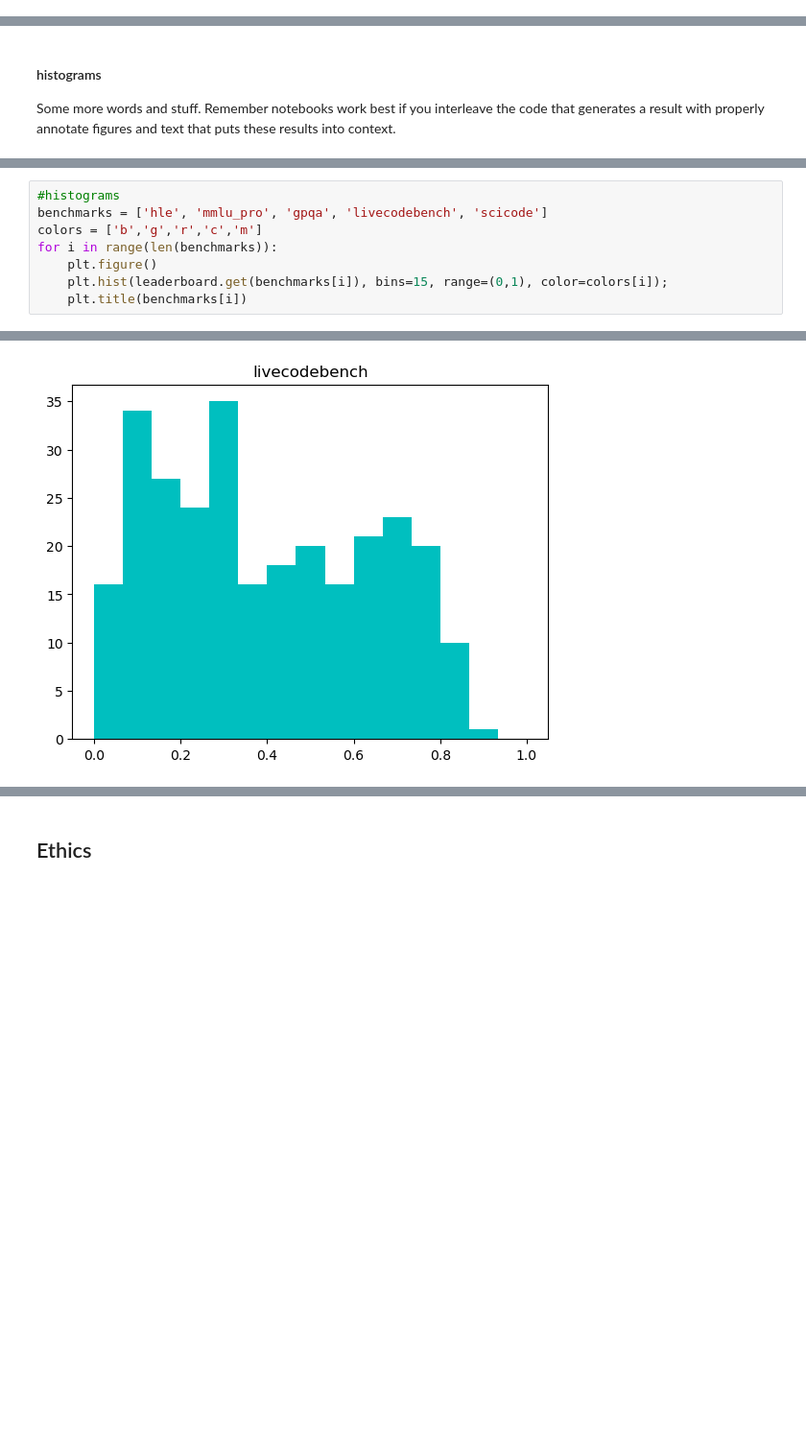
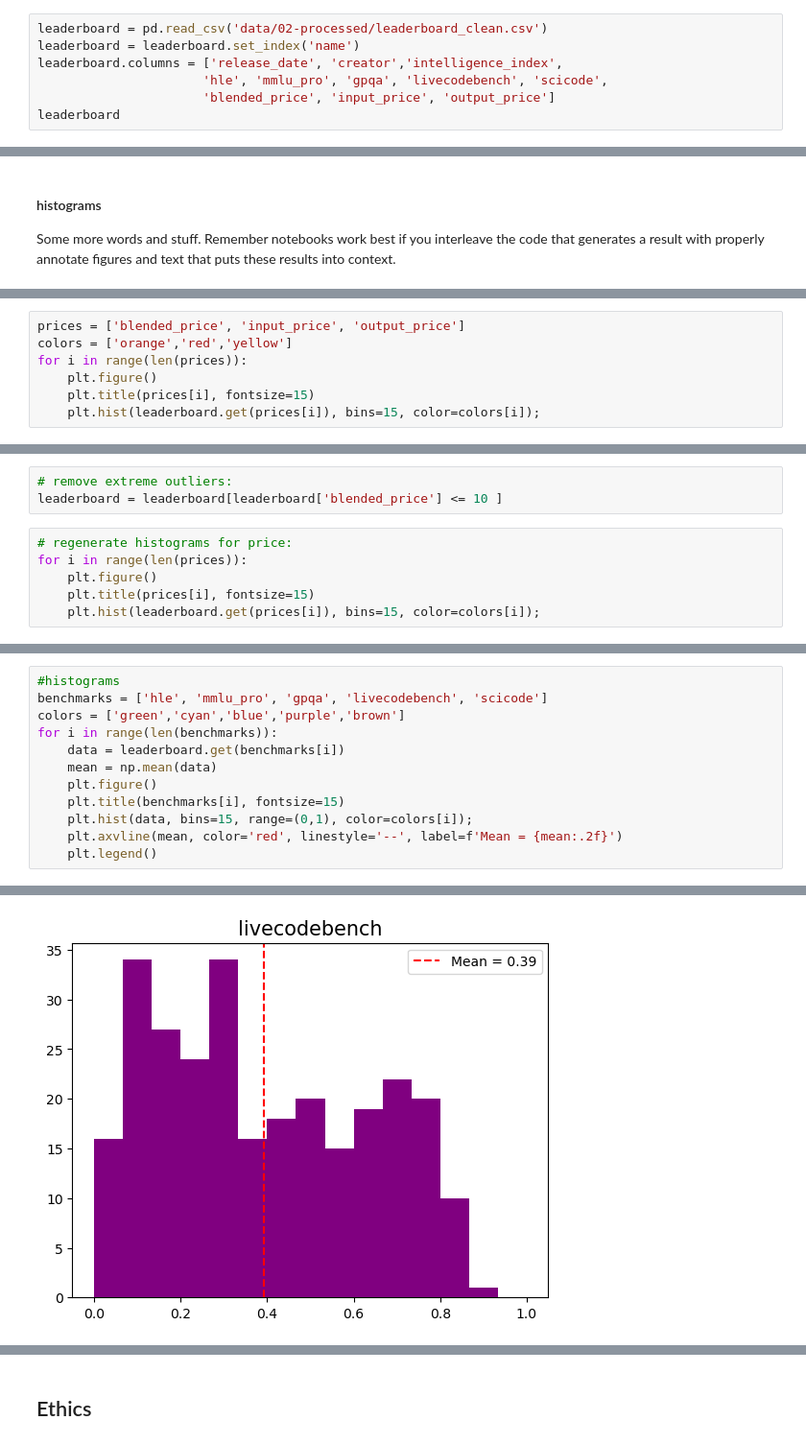
Before and after one commit to JamesDrQ/llm-performance-vs-cost, a Jupyter notebook: 02-EDACheckpoint.ipynb, the cells around one changed output, grey strips where cells are left out. Shown at 96% size. Drawn from its saved outputs; the diff is of its cells as text; blank space fills up the shorter version.

```diff
--- a/02-EDACheckpoint.ipynb
+++ b/02-EDACheckpoint.ipynb
@@ -115,0 +339,7 @@ Please note that you should consider the use of python modules in your work.  An
+# %%
+leaderboard = pd.read_csv('data/02-processed/leaderboard_clean.csv')
+leaderboard = leaderboard.set_index('name')
+leaderboard.columns = ['release_date', 'creator','intelligence_index',
+                      'hle', 'mmlu_pro', 'gpqa', 'livecodebench', 'scicode',
+                      'blended_price', 'input_price', 'output_price']
+leaderboard
@@ -141,0 +365,7 @@ leaderboard
+# %%
+prices = ['blended_price', 'input_price', 'output_price']
+colors = ['orange','red','yellow']
+for i in range(len(prices)):
+    plt.figure()
+    plt.title(prices[i], fontsize=15)
+    plt.hist(leaderboard.get(prices[i]), bins=15, color=colors[i]);
@@ -141,0 +387,9 @@ leaderboard
+# %%
+# remove extreme outliers:
+leaderboard = leaderboard[leaderboard['blended_price'] <= 10 ]
+# %%
+# regenerate histograms for price:
+for i in range(len(prices)):
+    plt.figure()
+    plt.title(prices[i], fontsize=15)
+    plt.hist(leaderboard.get(prices[i]), bins=15, color=colors[i]);
@@ -142,9 +400,13 @@ leaderboard
 # %%
 #histograms
 benchmarks = ['hle', 'mmlu_pro', 'gpqa', 'livecodebench', 'scicode']
-colors = ['b','g','r','c','m']
+colors = ['green','cyan','blue','purple','brown']
 for i in range(len(benchmarks)):
+    data = leaderboard.get(benchmarks[i])
+    mean = np.mean(data)
     plt.figure()
-    plt.hist(leaderboard.get(benchmarks[i]), bins=15, range=(0,1), color=colors[i]);
-    plt.title(benchmarks[i])
+    plt.title(benchmarks[i], fontsize=15)
+    plt.hist(data, bins=15, range=(0,1), color=colors[i]);
+    plt.axvline(mean, color='red', linestyle='--', label=f'Mean = {mean:.2f}')
+    plt.legend()
 # %% [output]
@@ -154 +416 @@ for i in range(len(benchmarks)):
-[figure, old version]
+[figure, new version]
```
Also changed, not shown: parts of 64 cells of this notebook.
